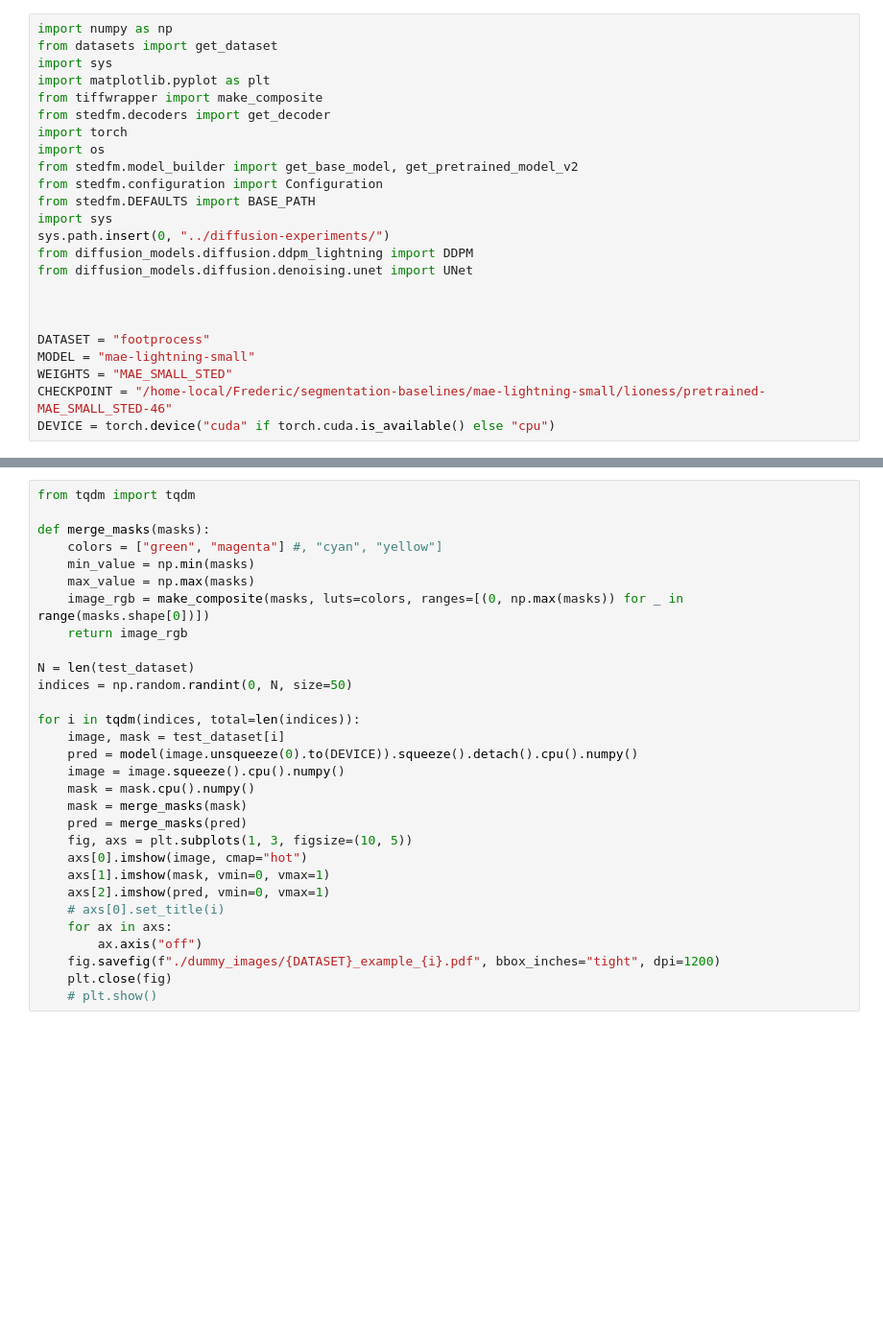
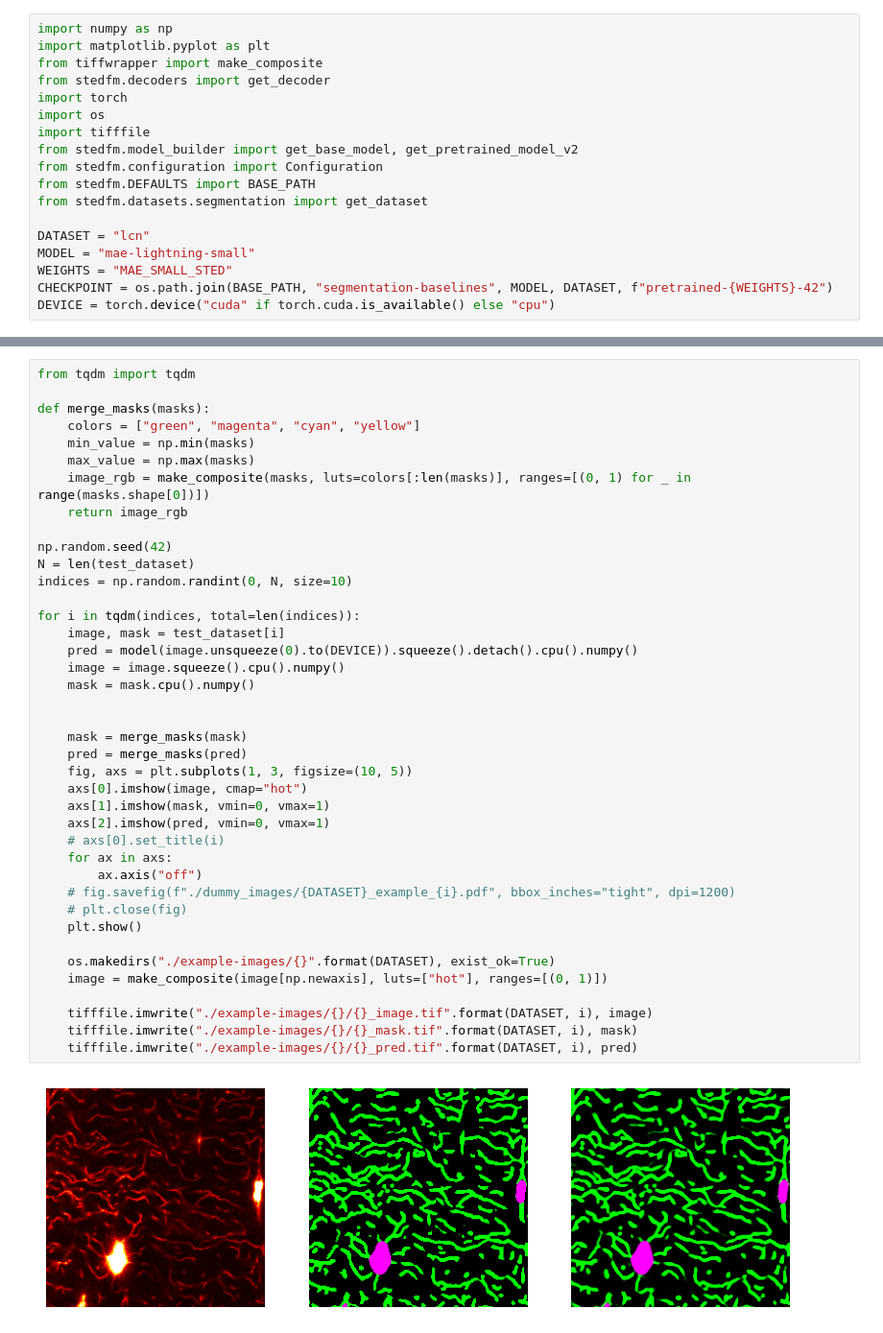
Before and after one commit to FLClab/STED-FM, a Jupyter notebook: experiments/segmentation-experiments/datasets_overview.ipynb, the cells around one changed output, grey strips where cells are left out. Shown at 96% size. Drawn from its saved outputs; the diff is of its cells as text; blank space fills up the shorter version.

```diff
--- a/experiments/segmentation-experiments/datasets_overview.ipynb
+++ b/experiments/segmentation-experiments/datasets_overview.ipynb
@@ -1,26 +1,20 @@
 # %%
 import numpy as np
-from datasets import get_dataset
-import sys
 import matplotlib.pyplot as plt
 from tiffwrapper import make_composite
 from stedfm.decoders import get_decoder
 import torch
 import os
+import tifffile
 from stedfm.model_builder import get_base_model, get_pretrained_model_v2
 from stedfm.configuration import Configuration
 from stedfm.DEFAULTS import BASE_PATH
-import sys
-sys.path.insert(0, "../diffusion-experiments/")
-from diffusion_models.diffusion.ddpm_lightning import DDPM
-from diffusion_models.diffusion.denoising.unet import UNet
+from stedfm.datasets.segmentation import get_dataset
 
-
-
-DATASET = "footprocess"
+DATASET = "lcn"
 MODEL = "mae-lightning-small"
 WEIGHTS = "MAE_SMALL_STED"
-CHECKPOINT = "/home-local/Frederic/segmentation-baselines/mae-lightning-small/lioness/pretrained-MAE_SMALL_STED-46"
+CHECKPOINT = os.path.join(BASE_PATH, "segmentation-baselines", MODEL, DATASET, f"pretrained-{WEIGHTS}-42")
 DEVICE = torch.device("cuda" if torch.cuda.is_available() else "cpu")
 # %%
 backbone, cfg = get_pretrained_model_v2(MODEL, WEIGHTS)
@@ -69,30 +69,42 @@ ViTSegmentationClassifier(
 # %%
 from tqdm import tqdm
 
 def merge_masks(masks):
-    colors = ["green", "magenta"] #, "cyan", "yellow"]
+    colors = ["green", "magenta", "cyan", "yellow"]
     min_value = np.min(masks)
     max_value = np.max(masks)
-    image_rgb = make_composite(masks, luts=colors, ranges=[(0, np.max(masks)) for _ in range(masks.shape[0])])
+    image_rgb = make_composite(masks, luts=colors[:len(masks)], ranges=[(0, 1) for _ in range(masks.shape[0])])
     return image_rgb
 
+np.random.seed(42)
 N = len(test_dataset)
-indices = np.random.randint(0, N, size=50)
+indices = np.random.randint(0, N, size=10)
 
 for i in tqdm(indices, total=len(indices)):
     image, mask = test_dataset[i]
     pred = model(image.unsqueeze(0).to(DEVICE)).squeeze().detach().cpu().numpy()
     image = image.squeeze().cpu().numpy()
     mask = mask.cpu().numpy()
+
+
     mask = merge_masks(mask)
     pred = merge_masks(pred)
     fig, axs = plt.subplots(1, 3, figsize=(10, 5))
     axs[0].imshow(image, cmap="hot")
     axs[1].imshow(mask, vmin=0, vmax=1)
     axs[2].imshow(pred, vmin=0, vmax=1)
     # axs[0].set_title(i)
     for ax in axs:
         ax.axis("off")
-    fig.savefig(f"./dummy_images/{DATASET}_example_{i}.pdf", bbox_inches="tight", dpi=1200)
-    plt.close(fig)
-    # plt.show()
+    # fig.savefig(f"./dummy_images/{DATASET}_example_{i}.pdf", bbox_inches="tight", dpi=1200)
+    # plt.close(fig)
+    plt.show()
+
+    os.makedirs("./example-images/{}".format(DATASET), exist_ok=True)
+    image = make_composite(image[np.newaxis], luts=["hot"], ranges=[(0, 1)])
+
+    tifffile.imwrite("./example-images/{}/{}_image.tif".format(DATASET, i), image)
+    tifffile.imwrite("./example-images/{}/{}_mask.tif".format(DATASET, i), mask)
+    tifffile.imwrite("./example-images/{}/{}_pred.tif".format(DATASET, i), pred)
+# %% [output]
+[figure, added]
```
Also changed, not shown: parts of 3 cells of this notebook, 25 other files.
